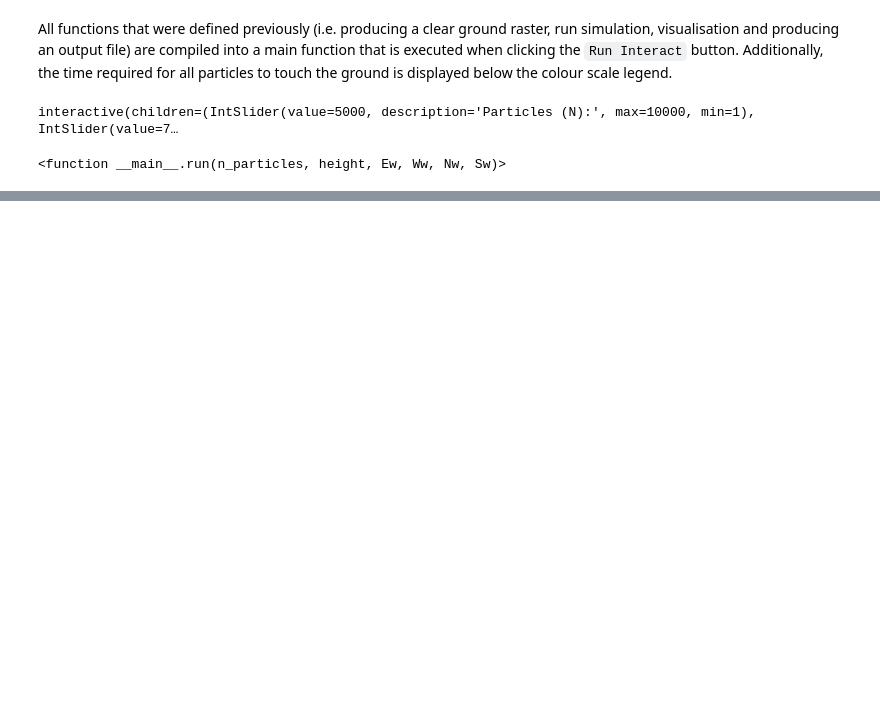
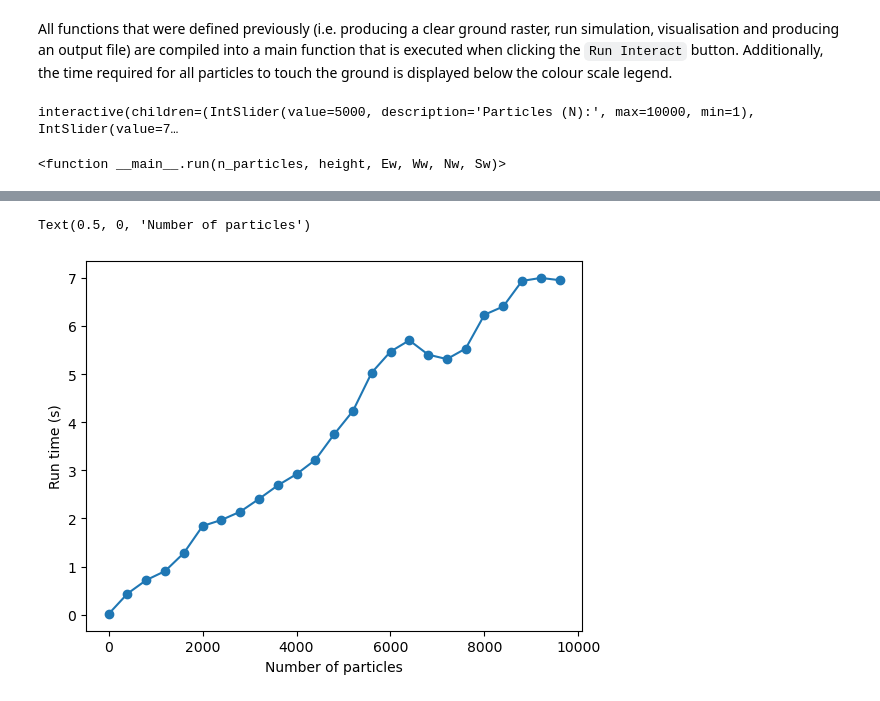
Before and after one commit to juanfonsecaLS1/2ndAssignment, a Jupyter notebook: Bomb_model.ipynb, the cells around one changed output, grey strips where cells are left out. Saved outputs shown, nothing was run; the diff lists cells and outputs as text; code cells hidden in the pictures; blank space fills up the shorter version.

```diff
--- a/Bomb_model.ipynb
+++ b/Bomb_model.ipynb
@@ -404,0 +439,29 @@ _set_css_style("styles/custom.css")
+# %%
+def timing_check(n_particles):
+
+    # Record start time for timing
+    start = time.process_time()
+
+    # Clean the ground raster
+    myground = clear_ground()
+
+    # Run dispersion model
+    max_its = dispersion_model(n_particles, 75, [0.05,0.75,0.1,0.1])
+
+    # Record end time for timing
+    end = time.process_time()
+
+    return(end-start)
+# %%
+sample_n = range(1,10001, 400)
+
+times = []
+for i in sample_n:
+    times.append(timing_check(i))
+# %%
+matplotlib.pyplot.plot(sample_n,times,'o-')
+matplotlib.pyplot.ylabel('Run time (s)')
+matplotlib.pyplot.xlabel('Number of particles')
+# %% [output]
+Text(0.5, 0, 'Number of particles')
+[figure, added]
```
Also changed, not shown: parts of 16 cells of this notebook, 5 other files.
